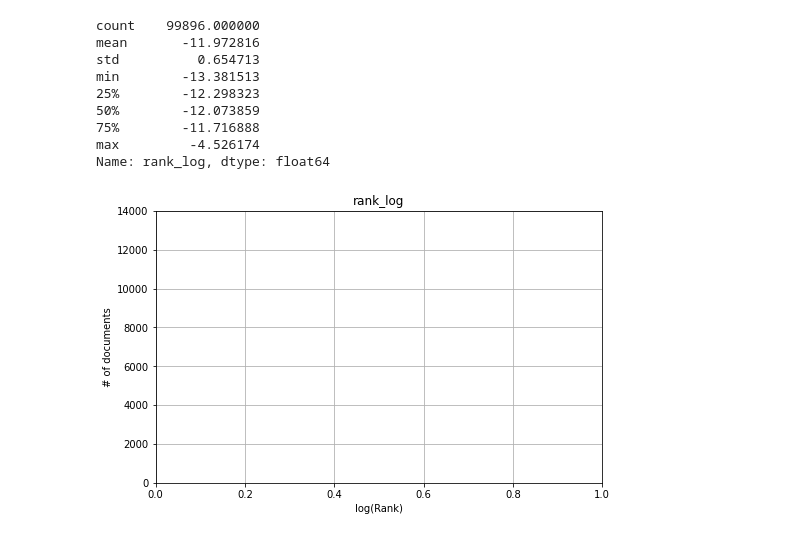
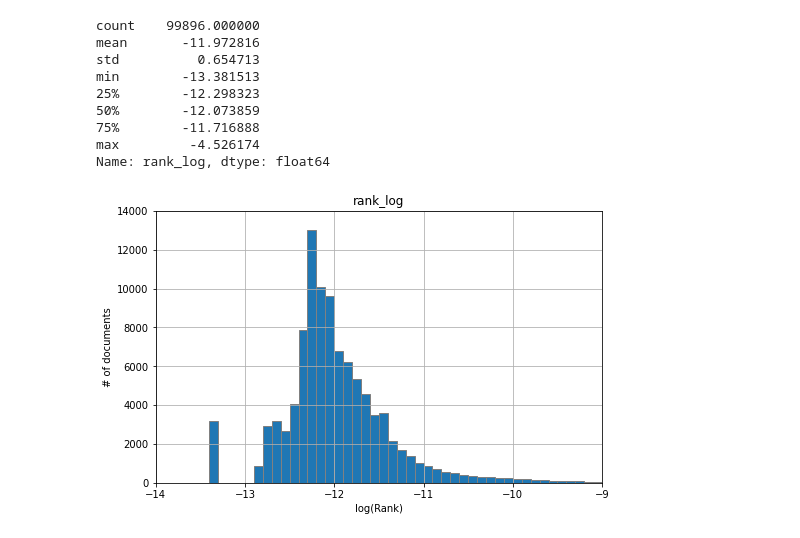
Before and after one commit to dmfrodrigues/feup-pri-proj, a Jupyter notebook: exploration/Data Exploration.ipynb, the cells around one changed output. Cells and saved outputs as stored; diff of their text form; code cells hidden in the pictures.

```diff
--- a/exploration/Data Exploration.ipynb
+++ b/exploration/Data Exploration.ipynb
@@ -633,13 +633,13 @@ min        -13.381513
 max         -4.526174
 Name: rank_log, dtype: float64
 # %%
-ax = data['rank_log'].hist(bins=50, edgecolor='grey', range=(0, 1), figsize=(8,5))
-ax.set_xlim([0, 1])
+ax = data['rank_log'].hist(bins=50, edgecolor='grey', range=(-14, -9), figsize=(8,5))
+ax.set_xlim([-14, -9])
 ax.set_ylim([0, 14000])
 plt.title('rank_log')
 plt.xlabel('log(Rank)')
 plt.ylabel('# of documents')
-plt.savefig('rank-histogram.svg')
+plt.savefig('rank-log-histogram.svg')
 # %% [output]
-[figure, old version]
+[figure, new version]
 # %%
```
Also changed, not shown: parts of 5 cells of this notebook.
